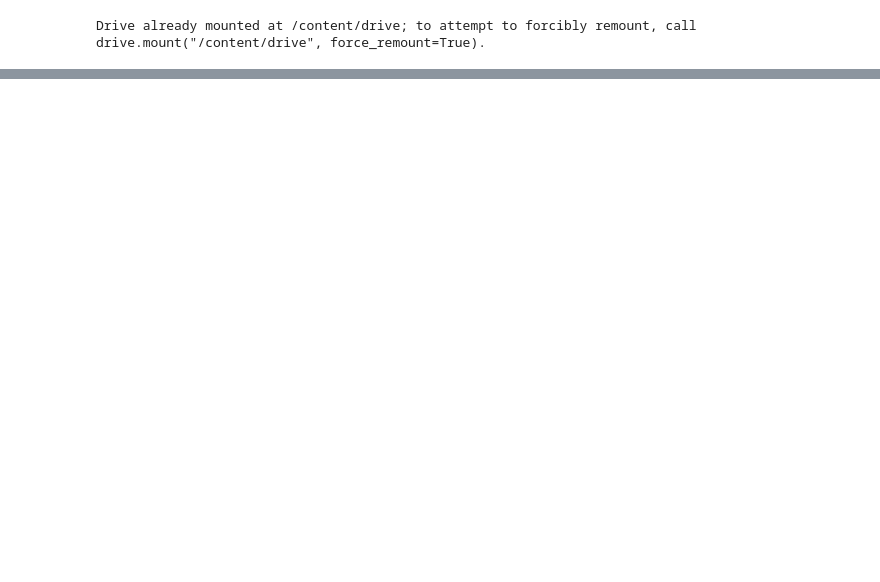
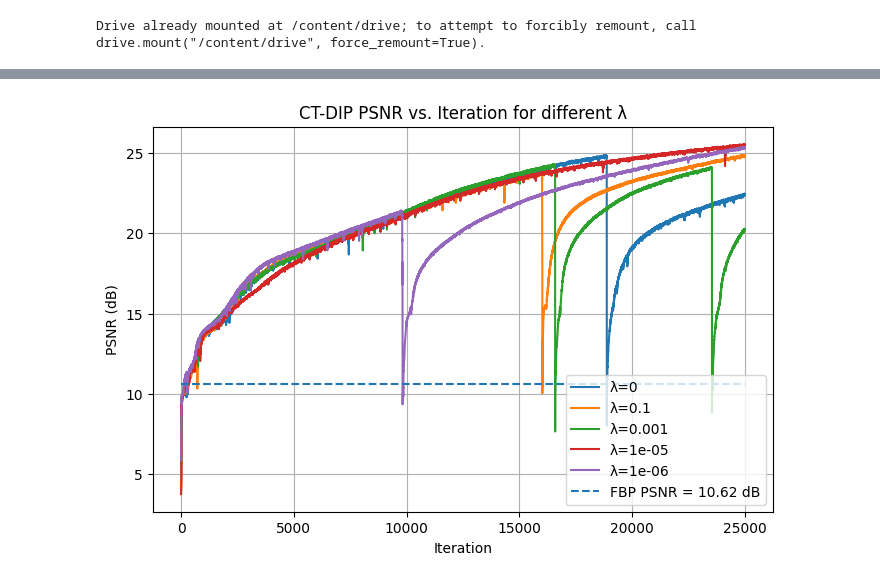
Before and after one commit to Seyed110-99/Applied-Deep-Learning, a Jupyter notebook: MSc_Project_CT.ipynb, the cells around one changed output, grey strips where cells are left out. Saved outputs shown, nothing was run; the diff lists cells and outputs as text; code cells hidden in the pictures; blank space fills up the shorter version.

```diff
--- a/MSc_Project_CT.ipynb
+++ b/MSc_Project_CT.ipynb
@@ -46,0 +379,28 @@ from Model_arch import UNet
+# %%
+# Save all of your PSNR curves:
+with open("outputs/CT/psnr_gt_reco.json", "w") as f:
+    json.dump(
+        {
+            str(l): [float(psnr) for (_, psnr) in curves]
+            for l, curves in all_curves
+        },
+        f,
+    )
+
+
+# Plot them all together:
+fig, ax1 = plt.subplots(figsize=(8,5))
+for lambd, curves in all_curves:
+    its, vals = zip(*curves)
+    ax1.plot(its, vals, label=f"λ={lambd}")
+ax1.hlines(psnr_fbp, 0, its[-1],
+           label=f"FBP PSNR = {psnr_fbp:.2f} dB",
+           linestyle="--")
+ax1.set_xlabel("Iteration")
+ax1.set_ylabel("PSNR (dB)")
+ax1.set_title("CT-DIP PSNR vs. Iteration for different λ")
+ax1.legend()
+ax1.grid(True)
+plt.savefig("outputs/CT/psnr_all_lambdas.png")
+# %% [output]
+[figure, added]
```
Also changed, not shown: parts of 7 cells of this notebook.
